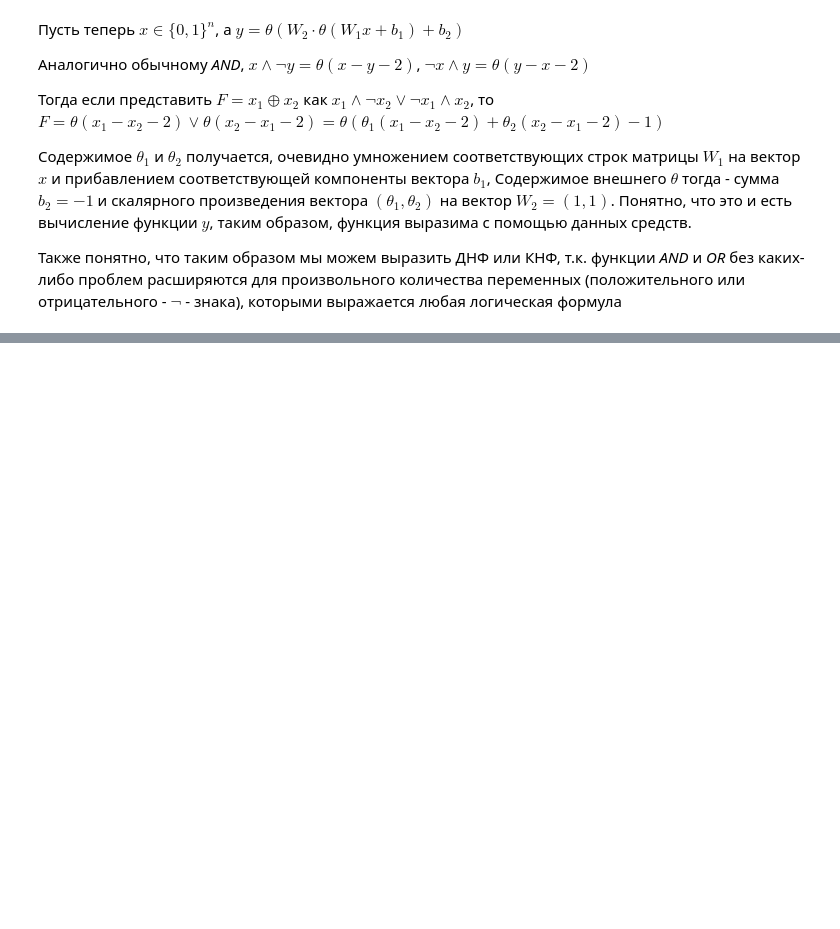
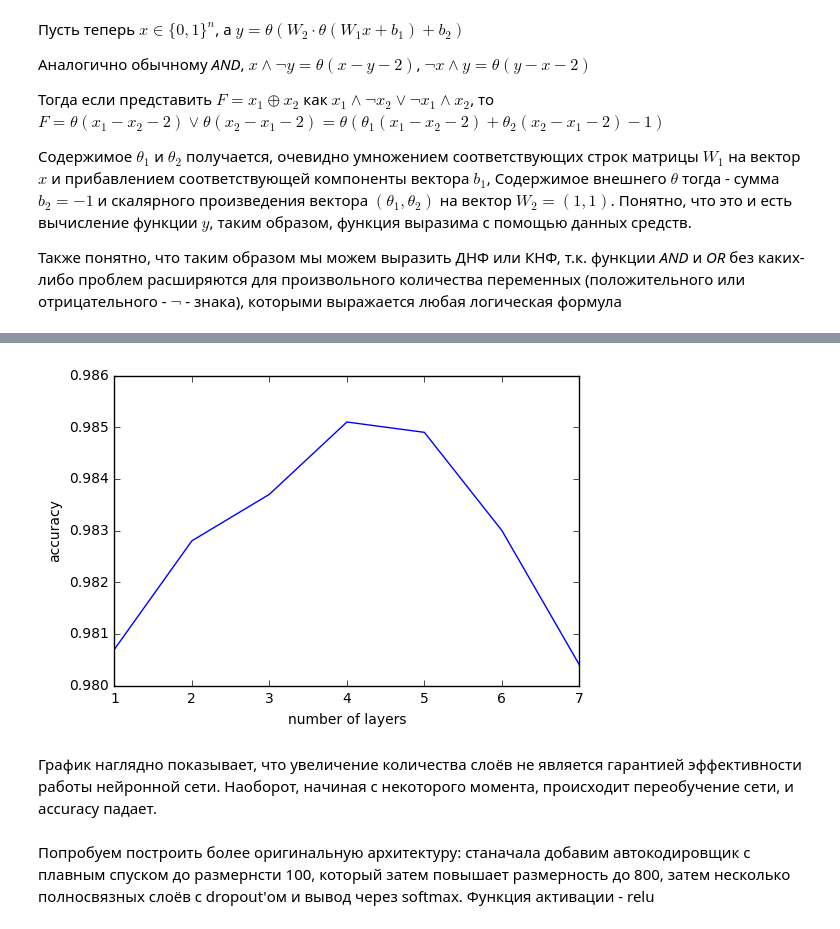
Before and after one commit to v-sopov/renju, a Jupyter notebook: lab2_solution.ipynb, the cells around one changed output, grey strips where cells are left out. Drawn from its saved outputs; the diff is of its cells as text; code cells hidden in the pictures; blank space fills up the shorter version.

```diff
--- a/lab2_solution.ipynb
+++ b/lab2_solution.ipynb
@@ -121,0 +281,35 @@ while True:
+# %%
+def train_custom_mlp(epochs, layerDimension, layers=1, verbose=False):
+    model = Sequential()
+    model.add(Dense(layerDimension, input_shape=(784,)))
+    model.add(Activation('relu'))
+    model.add(Dropout(0.2))
+    for i in range(layers - 1):
+        model.add(Dense(layerDimension))
+        model.add(Activation('relu'))
+        model.add(Dropout(0.2))
+    model.add(Dense(10))
+    model.add(Activation('softmax'))
+
+    if verbose:
+        model.summary()
+
+    model.compile(loss='categorical_crossentropy',
+                  optimizer=Adadelta(),
+                  metrics=['accuracy'])
+
+    history = model.fit(X_train, Y_train,
+                        batch_size=batch_size, nb_epoch=epochs,
+                        verbose=verbose, validation_data=(X_test, Y_test))
+    score = model.evaluate(X_test, Y_test, verbose=0)
+    print('Test score:', score[0])
+    print('Test accuracy:', score[1])
+    return score[1]
+# %%
+dimension = 850
+layers = [1, 2, 3, 4, 5, 6, 7]
+accuracies = []
+for l in layers:
+    print("With", l, "layers:")
+    accuracies.append(train_custom_mlp(10, dimension, l, False))
+    print('=========')
@@ -121,0 +334,11 @@ while True:
+# %%
+plt.plot(layers, accuracies)
+plt.xlabel('number of layers')
+plt.ylabel('accuracy')
+plt.show()
+# %% [output]
+[figure, added]
+# %% [markdown]
+График наглядно показывает, что увеличение количества слоёв не является гарантией эффективности работы нейронной сети. Наоборот, начиная с некоторого момента, происходит переобучение сети, и accuracy падает.
+# %% [markdown]
+Попробуем построить более оригинальную архитектуру: станачала добавим автокодировщик с плавным спуском до размернсти 100, который затем повышает размерность до 800, затем несколько полносвязных слоёв с dropout'ом и вывод через softmax. Функция активации - relu
```
Also changed, not shown: parts of 23 cells of this notebook.
